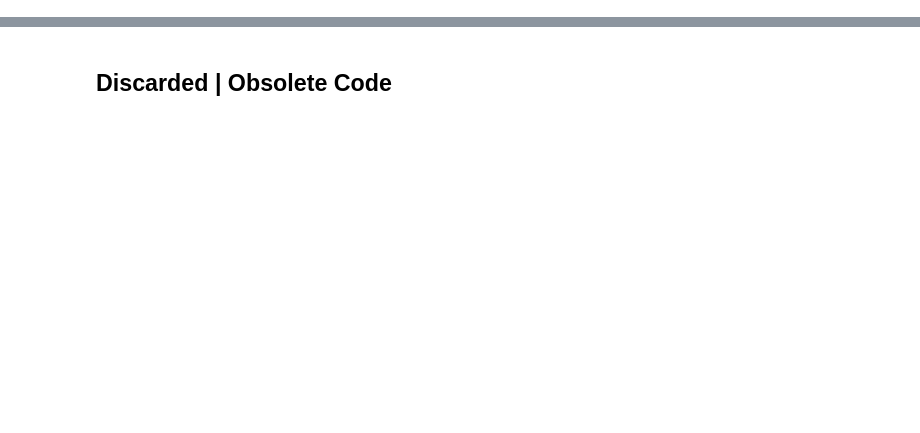
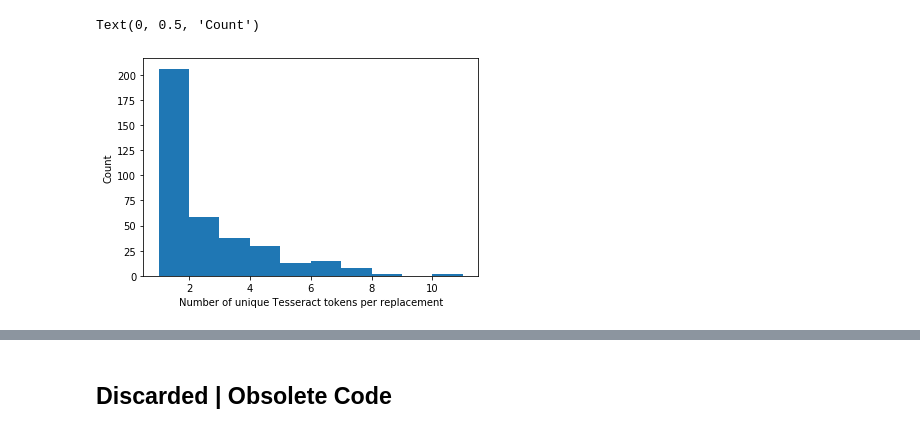
Before and after one commit to westerleyy/NYU-CityDirectories-Project, a Jupyter notebook: Final Post Processing.ipynb, the cells around one changed output, grey strips where cells are left out. Drawn from its saved outputs; the diff is of its cells as text; code cells hidden in the pictures; blank space fills up the shorter version.

```diff
--- a/Final Post Processing.ipynb
+++ b/Final Post Processing.ipynb
@@ -93,3 +116,13 @@ locations_tsv_trunc_2["token_matched"] = locations_tsv_trunc_2["token_re"].apply
 
 #end = timer()
 #print(end - start)
+# %%
+# Put the lists from replacement fn above into a df
+## Dissimilarity
+dissimilar_frequency_df = pd.DataFrame({"Tesseract": tesseract_d,
+                    "Guess": best_guess_d,
+                    "Similarity": pct_similarity_d})
+## Similarity
+similar_frequency_df = pd.DataFrame({"Tesseract": tesseract_s,
+                    "Guess": best_guess_s,
+                    "Similarity": pct_similarity_s})
@@ -95,0 +155,10 @@ locations_tsv_trunc_2["token_matched"] = locations_tsv_trunc_2["token_re"].apply
+# %%
+similar_frequency_df2 = similar_frequency_df.groupby("Guess", as_index = True).Tesseract.nunique()
+# similar_frequency_df2
+#similar_frequency_df2.mean()
+plt.hist(similar_frequency_df2)
+plt.xlabel("Number of unique Tesseract tokens per replacement")
+plt.ylabel("Count")
+# %% [output]
+Text(0, 0.5, 'Count')
+[figure, added]
```
Also changed, not shown: parts of 29 cells of this notebook.
